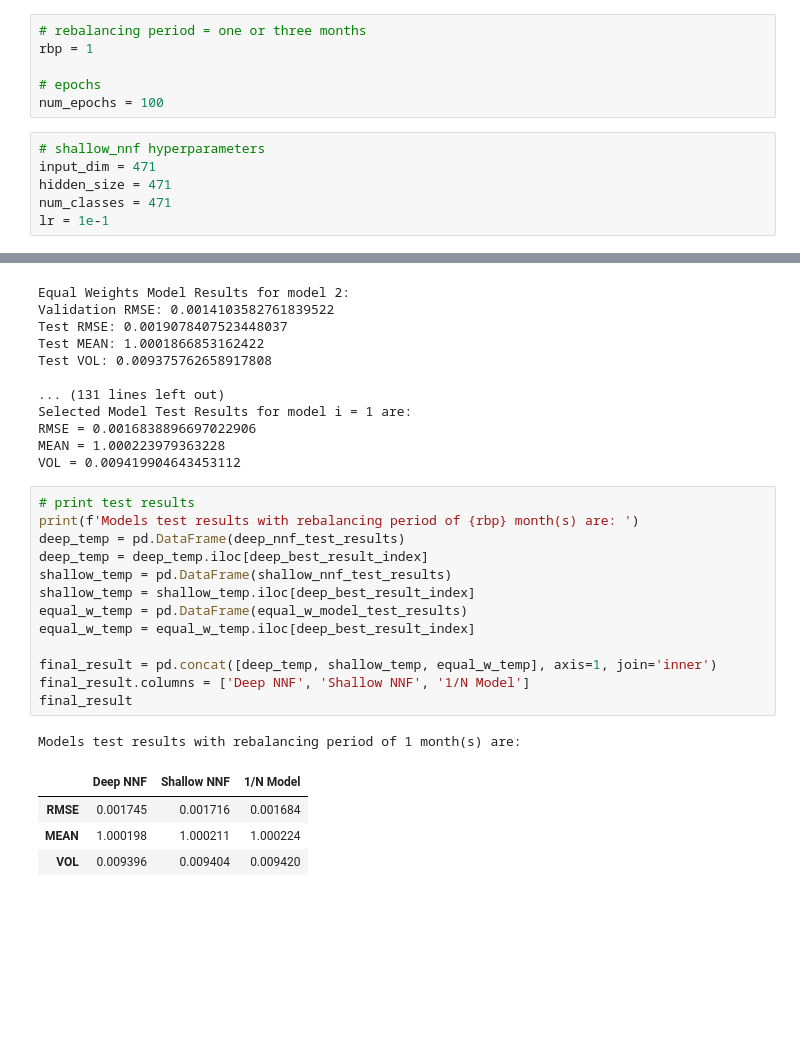
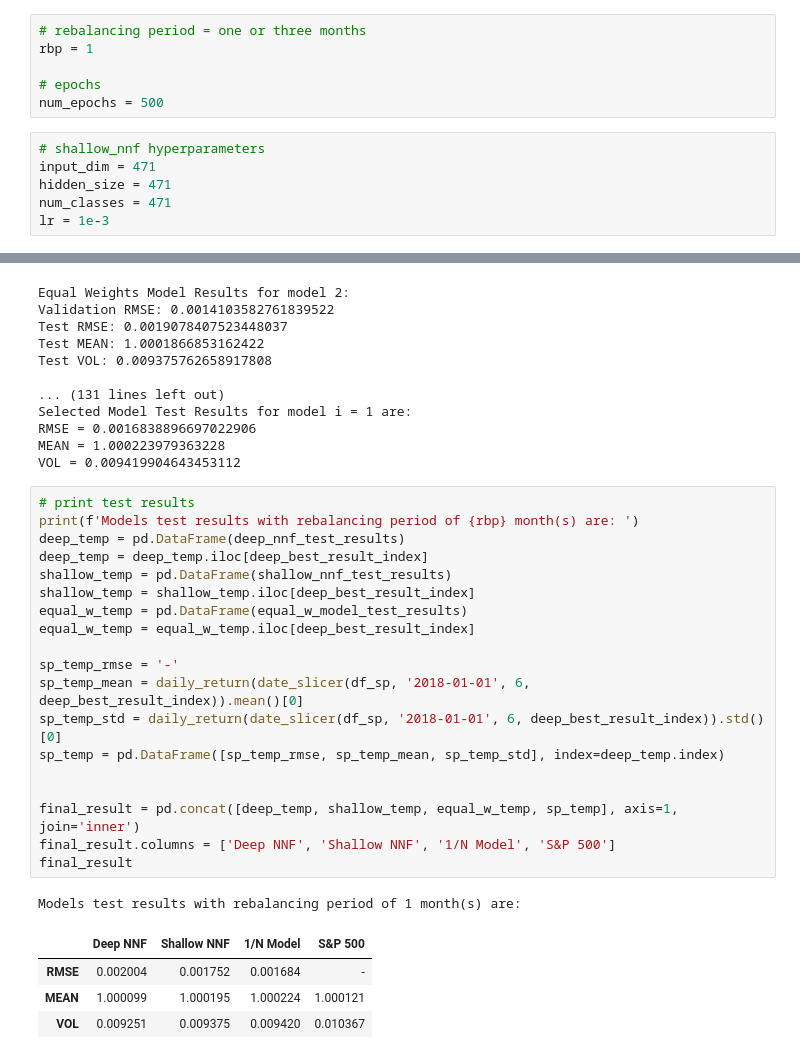
Before and after one commit to hamidreza-rhz/Index-tracking-portfolio-optimization-using-deep-learning, a Jupyter notebook: Full Replication.ipynb, the cells around one changed output, grey strips where cells are left out. Cells and saved outputs as stored; diff of their text form; blank space fills up the shorter version.

Commit message:
adding s&p 500 results to the end dataframe

```diff
--- a/Full Replication.ipynb
+++ b/Full Replication.ipynb
@@ -120,13 +120,13 @@ class equal_w_model():
 rbp = 1
 
 # epochs
-num_epochs = 100
+num_epochs = 500
 # %%
 # shallow_nnf hyperparameters
 input_dim = 471
 hidden_size = 471
 num_classes = 471
-lr = 1e-1
+lr = 1e-3
 # %%
 # shallow nnf tune
 shallow_NNF = shallow_NNF(input_dim=input_dim, hidden_size=hidden_size, num_classes=num_classes)
@@ -383,19 +382,25 @@ VOL = 0.009419904643453112
 # %%
 # print test results
 print(f'Models test results with rebalancing period of {rbp} month(s) are: ')
 deep_temp = pd.DataFrame(deep_nnf_test_results)
 deep_temp = deep_temp.iloc[deep_best_result_index]
 shallow_temp = pd.DataFrame(shallow_nnf_test_results)
 shallow_temp = shallow_temp.iloc[deep_best_result_index]
 equal_w_temp = pd.DataFrame(equal_w_model_test_results)
 equal_w_temp = equal_w_temp.iloc[deep_best_result_index]
 
-final_result = pd.concat([deep_temp, shallow_temp, equal_w_temp], axis=1, join='inner')
-final_result.columns = ['Deep NNF', 'Shallow NNF', '1/N Model']
+sp_temp_rmse = '-'
+sp_temp_mean = daily_return(date_slicer(df_sp, '2018-01-01', 6, deep_best_result_index)).mean()[0]
+sp_temp_std = daily_return(date_slicer(df_sp, '2018-01-01', 6, deep_best_result_index)).std()[0]
+sp_temp = pd.DataFrame([sp_temp_rmse, sp_temp_mean, sp_temp_std], index=deep_temp.index)
+
+
+final_result = pd.concat([deep_temp, shallow_temp, equal_w_temp, sp_temp], axis=1, join='inner')
+final_result.columns = ['Deep NNF', 'Shallow NNF', '1/N Model', 'S&P 500']
 final_result
 # %% [output]
 Models test results with rebalancing period of 1 month(s) are:
-|  | Deep NNF | Shallow NNF | 1/N Model |
-| RMSE | 0.001745 | 0.001716 | 0.001684 |
-| MEAN | 1.000198 | 1.000211 | 1.000224 |
-| VOL | 0.009396 | 0.009404 | 0.009420 |
+|  | Deep NNF | Shallow NNF | 1/N Model | S&P 500 |
+| RMSE | 0.002004 | 0.001752 | 0.001684 | - |
+| MEAN | 1.000099 | 1.000195 | 1.000224 | 1.000121 |
+| VOL | 0.009251 | 0.009375 | 0.009420 | 0.010367 |
```
Also changed, not shown: parts of 3 cells of this notebook.
